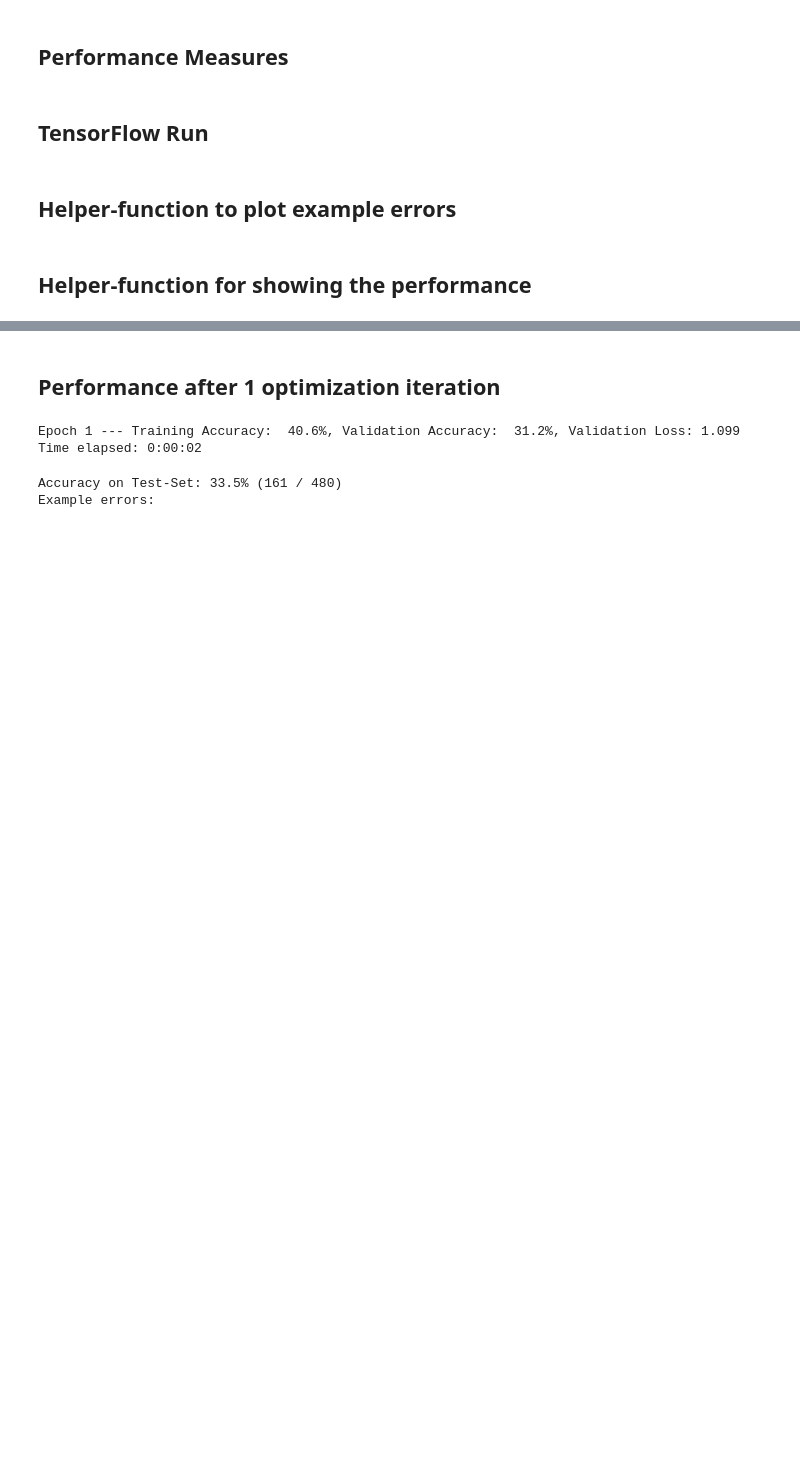
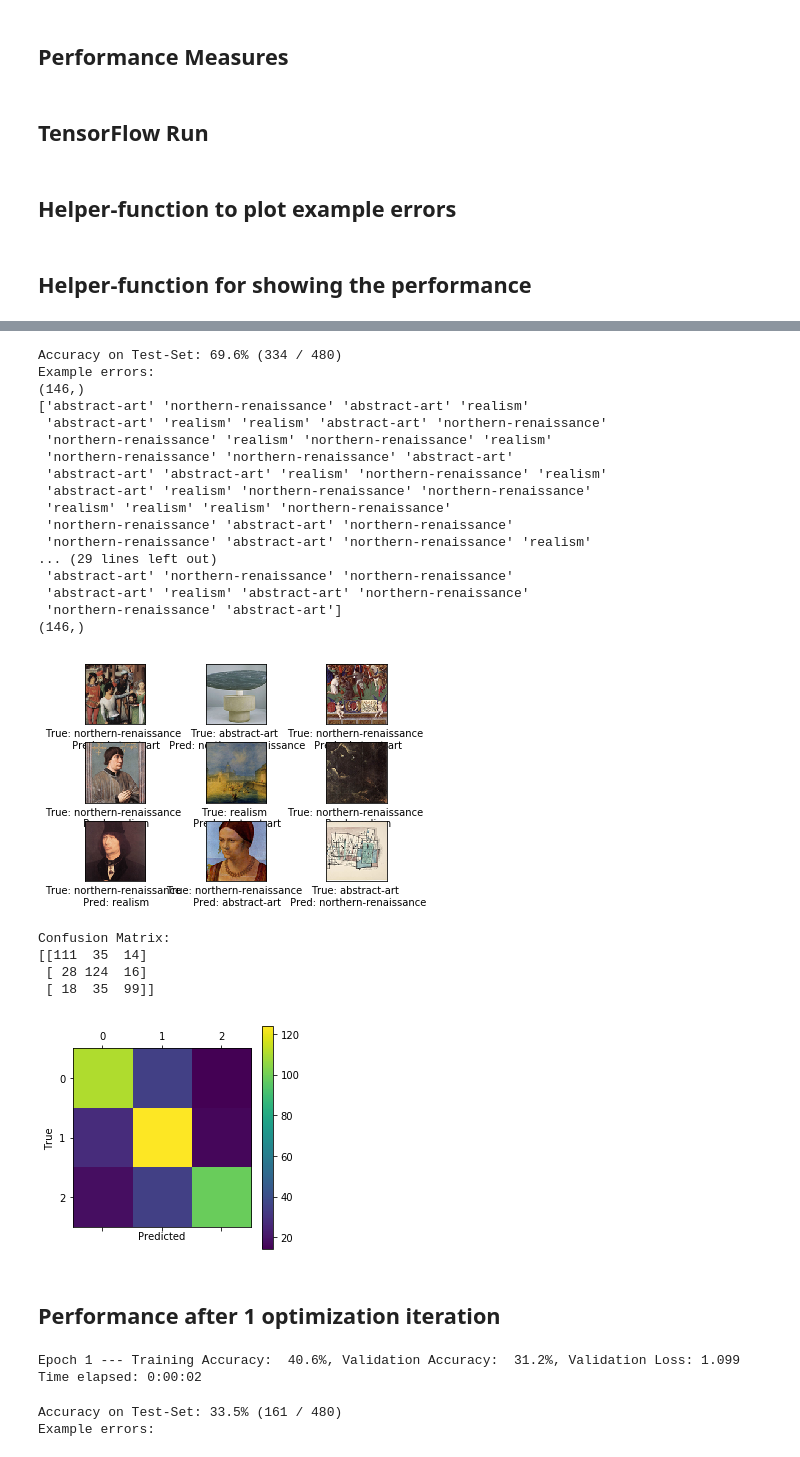
Before and after one commit to Htiango/Painting-Classification, a Jupyter notebook: deep_learning/cnn_style_classification.ipynb, the cells around one changed output, grey strips where cells are left out. Drawn from its saved outputs; the diff is of its cells as text; code cells hidden in the pictures; blank space fills up the shorter version.

```diff
--- a/deep_learning/cnn_style_classification.ipynb
+++ b/deep_learning/cnn_style_classification.ipynb
@@ -263,14 +263,16 @@ def new_conv_layer(input,              # The previous layer.
                                strides=[1, 2, 2, 1],
                                padding='SAME')
 
+#     layer = tf.nn.batch_normalization(layer)
+
     # Rectified Linear Unit (ReLU).
     # It calculates max(x, 0) for each input pixel x.
     # This adds some non-linearity to the formula and allows us
     # to learn more complicated functions.
     layer = tf.nn.relu(layer)
 
-    keep_prob = 0.5
-    layer = tf.nn.dropout(layer, keep_prob)
+#     keep_prob = 0.5
+#     layer = tf.nn.dropout(layer, keep_prob)
 
     # Note that ReLU is normally executed before the pooling,
     # but since relu(max_pool(x)) == max_pool(relu(x)) we can
@@ -402,7 +404,7 @@ layer_fc2
 # %%
 y_pred = tf.nn.softmax(layer_fc2)
 # %%
-y_pred_cls = tf.argmax(y_pred, dimension=1)
+y_pred_cls = tf.argmax(y_pred, axis=1)
 # %% [markdown]
 ## Cost-function to be optimized
 # %%
@@ -630,3 +677,29 @@ def print_validation_accuracy(show_example_errors=False,
+# %%
+print_validation_accuracy(show_example_errors=True, show_confusion_matrix=True)
+# %% [output]
+Accuracy on Test-Set: 69.6% (334 / 480)
+Example errors:
+(146,)
+['abstract-art' 'northern-renaissance' 'abstract-art' 'realism'
+ 'abstract-art' 'realism' 'realism' 'abstract-art' 'northern-renaissance'
+ 'northern-renaissance' 'realism' 'northern-renaissance' 'realism'
+ 'northern-renaissance' 'northern-renaissance' 'abstract-art'
+ 'abstract-art' 'abstract-art' 'realism' 'northern-renaissance' 'realism'
+ 'abstract-art' 'realism' 'northern-renaissance' 'northern-renaissance'
+ 'realism' 'realism' 'realism' 'northern-renaissance'
+ 'northern-renaissance' 'abstract-art' 'northern-renaissance'
+ 'northern-renaissance' 'abstract-art' 'northern-renaissance' 'realism'
+... (29 lines left out)
+ 'abstract-art' 'northern-renaissance' 'northern-renaissance'
+ 'abstract-art' 'realism' 'abstract-art' 'northern-renaissance'
+ 'northern-renaissance' 'abstract-art']
+(146,)
+[figure, added]
+Confusion Matrix:
+[[111  35  14]
+ [ 28 124  16]
+ [ 18  35  99]]
+[figure, added]
 # %% [markdown]
 ## Performance after 1 optimization iteration
 # %%
```
Also changed, not shown: parts of 14 cells of this notebook.
